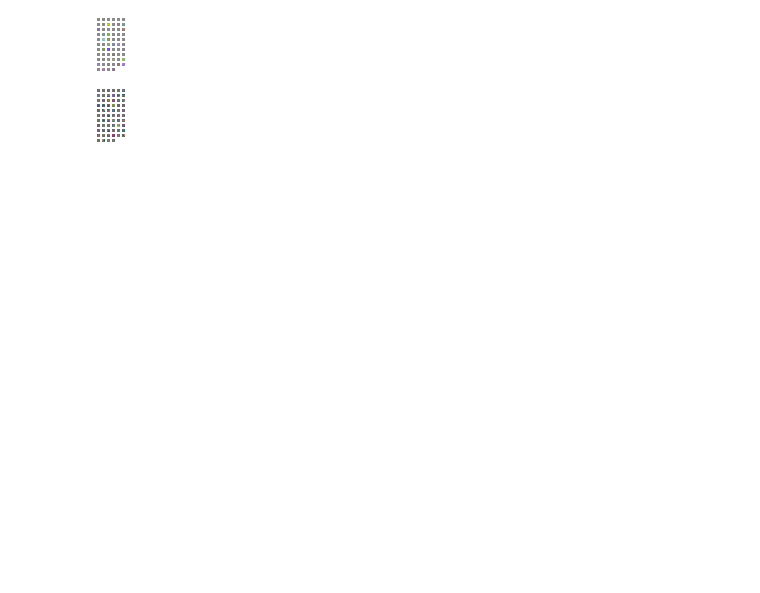
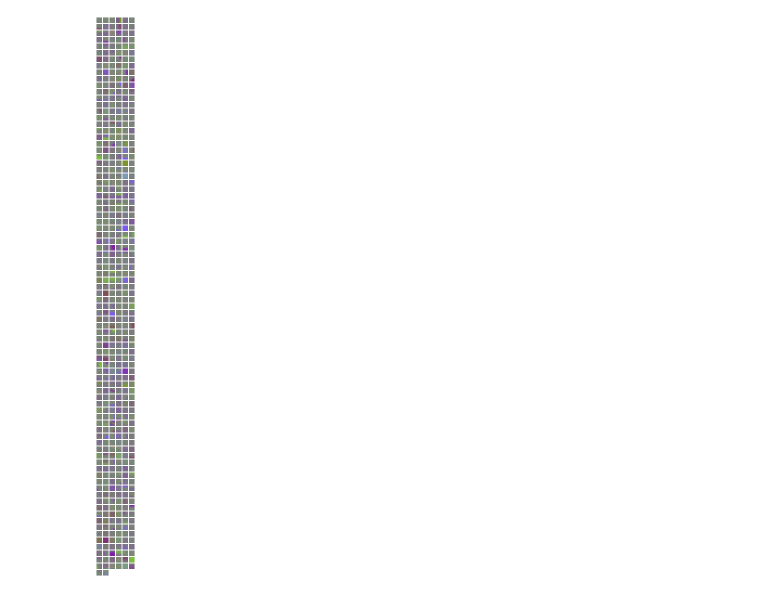
Before and after one commit to algorithmcardboard/Deep-Learning, a Jupyter notebook: hw2/Visualization.ipynb, the cells around one changed output. Cells and saved outputs as stored; diff of their text form; code cells hidden in the pictures; blank space fills up the shorter version.

```diff
--- a/hw2/Visualization.ipynb
+++ b/hw2/Visualization.ipynb
@@ -10,8 +6,9 @@ first_model = model:get(1)
-# %%
-itorch.image(first_model.gradWeight)
-# %% [output]
-[figure, removed]
-# %%
-itorch.image(first_model.weight)
-# %% [output]
-[figure, removed]
+# %%
+centroids = torch.load('/home/ubuntu/kernels.t7')
+# %%
+centroids = centroids:reshape(512, 3, 13, 13):float()
+# %%
+--itorch.image(centroids[{{1,10}, {}, {}, {}}])
+itorch.image(centroids)
+# %% [output]
+[figure, added]
```
Also changed, not shown: parts of 2 cells of this notebook, 3 other files.
